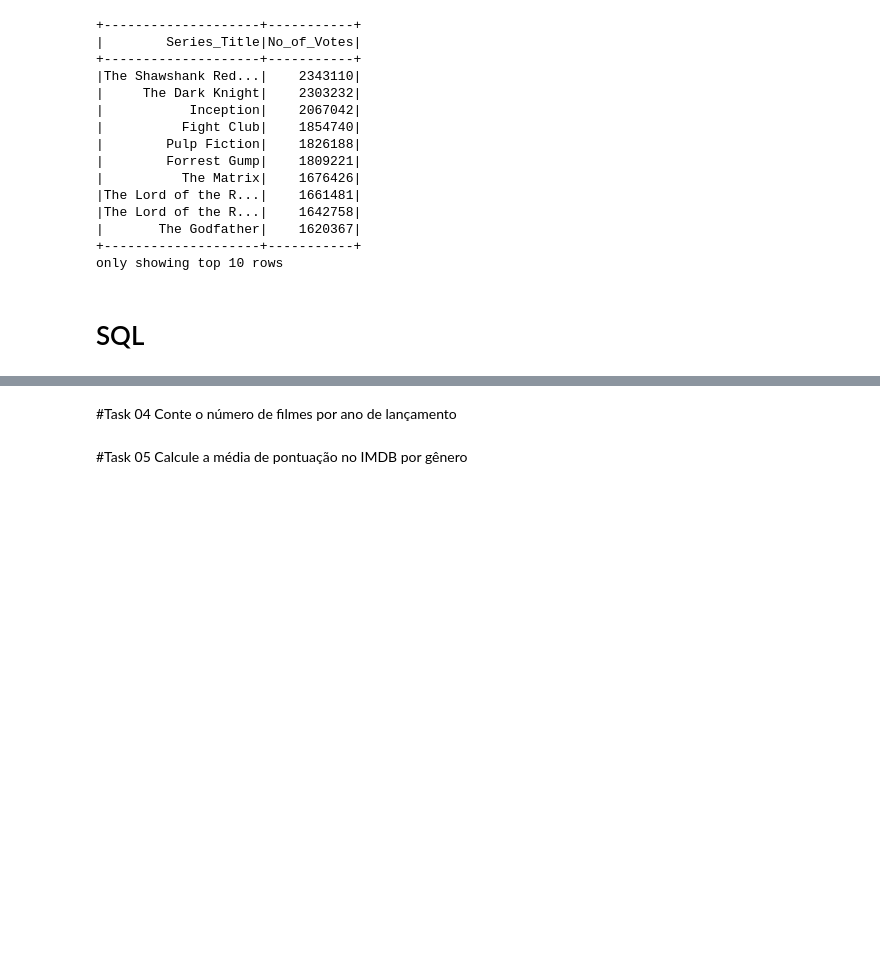
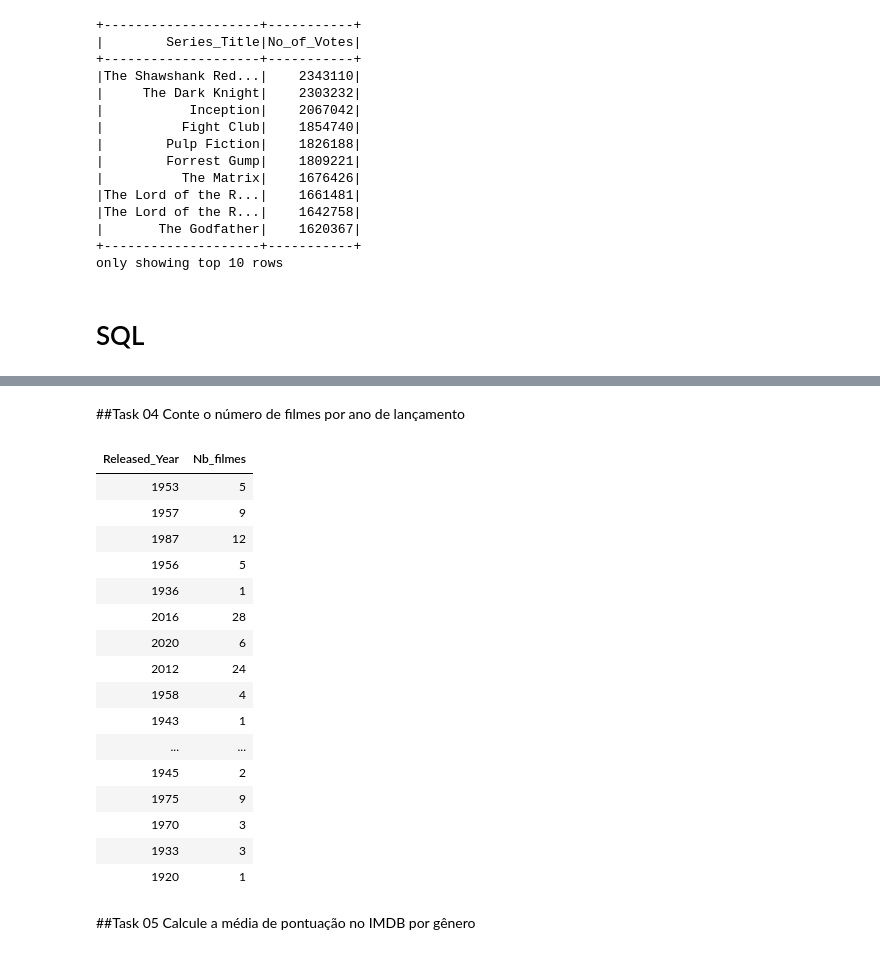
Before and after one commit to andreiacampos98/datascience_course, a Jupyter notebook: 6_big_data_technologies/aula2/Projeto_Aula_02.ipynb, the cells around one changed output, grey strips where cells are left out. Drawn from its saved outputs; the diff is of its cells as text; code cells hidden in the pictures; blank space fills up the shorter version.

```diff
--- a/6_big_data_technologies/aula2/Projeto_Aula_02.ipynb
+++ b/6_big_data_technologies/aula2/Projeto_Aula_02.ipynb
@@ -217,6 +275,29 @@ Liste os 10 filmes com a maior pontuação no IMDB
 # %% [markdown]
-#Task 04
+##Task 04
 Conte o número de filmes por ano de lançamento
+# %%
+%sql
+SELECT Released_Year, COUNT(Released_Year) AS Nb_filmes
+FROM imdb_table
+GROUP BY Released_Year;
+# %% [output]
+| Released_Year | Nb_filmes |
+| 1953 | 5 |
+| 1957 | 9 |
+| 1987 | 12 |
+| 1956 | 5 |
+| 1936 | 1 |
+| 2016 | 28 |
+| 2020 | 6 |
+| 2012 | 24 |
+| 1958 | 4 |
+| 1943 | 1 |
+| ... | ... |
+| 1945 | 2 |
+| 1975 | 9 |
+| 1970 | 3 |
+| 1933 | 3 |
+| 1920 | 1 |
 # %% [markdown]
-#Task 05
+##Task 05
 Calcule a média de pontuação no IMDB por gênero
```
Also changed, not shown: parts of 11 cells of this notebook, 8 other files.
